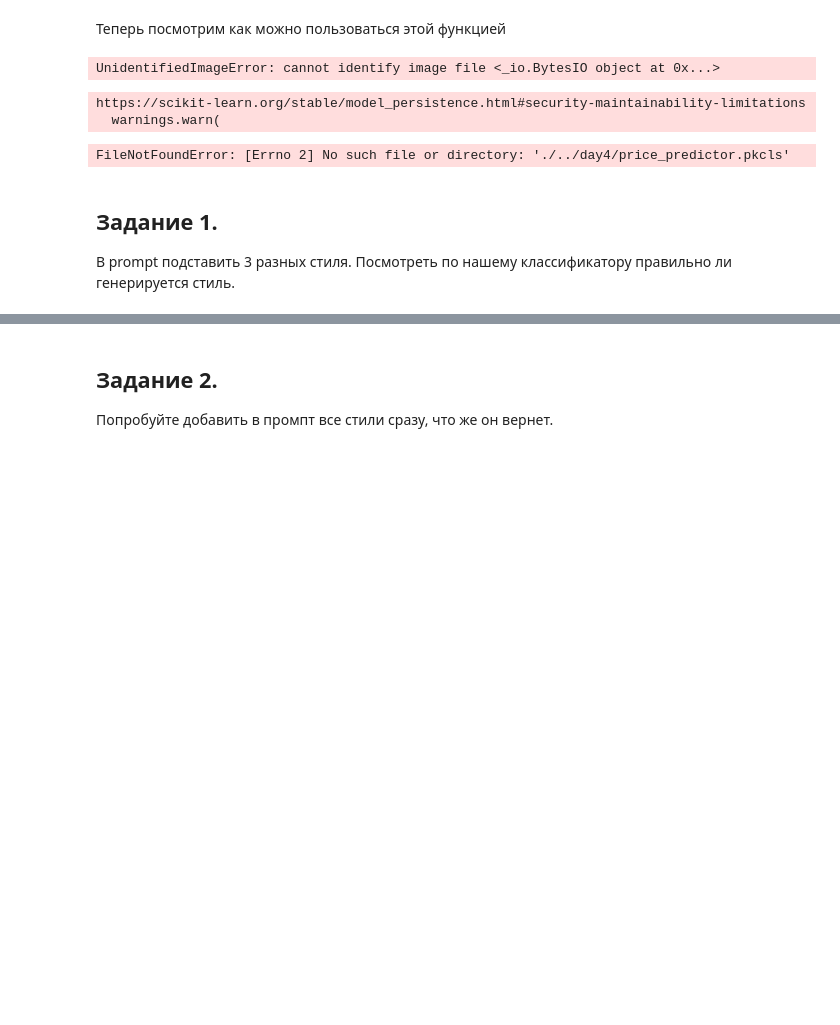
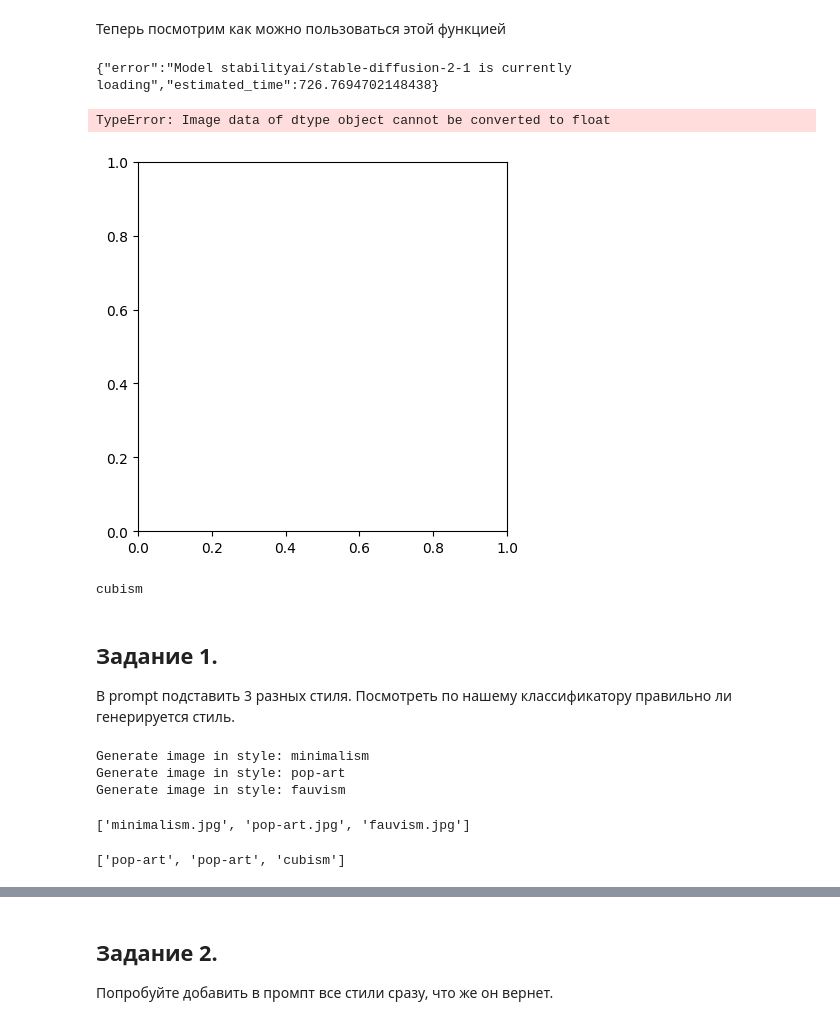
Before and after one commit to tikerlade/ml-art-spbsu-sirius-2024, a Jupyter notebook: day5/day5.ipynb, the cells around one changed output, grey strips where cells are left out. Saved outputs shown, nothing was run; the diff lists cells and outputs as text; code cells hidden in the pictures; blank space fills up the shorter version.

```diff
--- a/day5/day5.ipynb
+++ b/day5/day5.ipynb
@@ -76,7 +99,7 @@ def get_style_prediction(img_paths: str, class_as_str: bool = False, model_path=
     return style_classes
 
 
-def get_price_prediction(img_paths: List[str], model_path='price_predictor.pkcls'):
+def get_price_prediction(img_paths: List[str], model_path='./price_predictor.pkcls'):
     # Берем эмбеддинги от картинок
     emb = get_embeddings(img_paths)
 
@@ -97,11 +120,15 @@ def query(prompt):
     return response.content
 
 
-def query_img(prompt):
+def query_img(prompt, debug=False):
     """
     Parse image from HuggingFace API answer.
     """
     image_bytes = query(prompt)
-    return Image.open(io.BytesIO(image_bytes))
+
+    try:
+        return Image.open(io.BytesIO(image_bytes))
+    except Exception:
+        print(image_bytes.decode())
 # %% [markdown]
 Теперь посмотрим как можно пользоваться этой функцией
@@ -108,9 +142,11 @@ def query_img(prompt):
 # %%
 # Querying model using API call & decode image
-prompt = "The piece of art in minimalism  style that was sold in 100k$"
-image = query_img(prompt)
+prompt = "The art in minimalism style that was sold in 100k$"
+image = query_img(prompt, debug=False)
 
 # Show image itself
 show_img(image)
 # %% [output]
-UnidentifiedImageError: cannot identify image file <_io.BytesIO object at 0x...>
+{"error":"Model stabilityai/stable-diffusion-2-1 is currently loading","estimated_time":726.7694702148438}
+TypeError: Image data of dtype object cannot be converted to float
+[figure, added]
@@ -119,16 +153,40 @@ image.save('./hf_image.jpg')
 # %%
-img_path =['./hf_image.jpg']
+img_paths = ['./a3d84c16-8378-47ba-875c-a5dba11f9233.jpeg']
 
-image.save(img_path[0])
-style = get_style_prediction(img_path, class_as_str=True, model_path='./../day3/style_classifier.pkcls')[0]
-image_price = get_price_prediction(img_path, model_path='./../day4/price_predictor.pkcls')
+style = get_style_prediction(img_paths, class_as_str=True)[0]
+image_price = get_price_prediction(img_paths)
 
 print(style)
 print(prettify_price(image_price[0]))
 # %% [output]
-https://scikit-learn.org/stable/model_persistence.html#security-maintainability-limitations
-  warnings.warn(
+cubism
-FileNotFoundError: [Errno 2] No such file or directory: './../day4/price_predictor.pkcls'
 # %% [markdown]
 ## Задание 1.
 В prompt подставить 3 разных стиля. Посмотреть по нашему классификатору правильно ли генерируется стиль.
+# %%
+styles = ['minimalism', 'pop-art', 'fauvism']
+paths = []
+
+for style in styles:
+    # Fill the prompt
+    new_prompt = "Generate image in style: " + style
+    print(new_prompt)
+
+    # Предскажем стиль для картины нашим классификатором
+    image = query_img(new_prompt)
+
+    img_name = style + '.jpg'
+    image.save(img_name)
+    paths.append(img_name)
+# %% [output]
+Generate image in style: minimalism
+Generate image in style: pop-art
+Generate image in style: fauvism
+# %%
+print(paths)
+# %% [output]
+['minimalism.jpg', 'pop-art.jpg', 'fauvism.jpg']
+# %%
+get_style_prediction(paths, class_as_str=True)
+# %% [output]
+['pop-art', 'pop-art', 'cubism']
```
Also changed, not shown: parts of 18 cells of this notebook, 1 other file.
